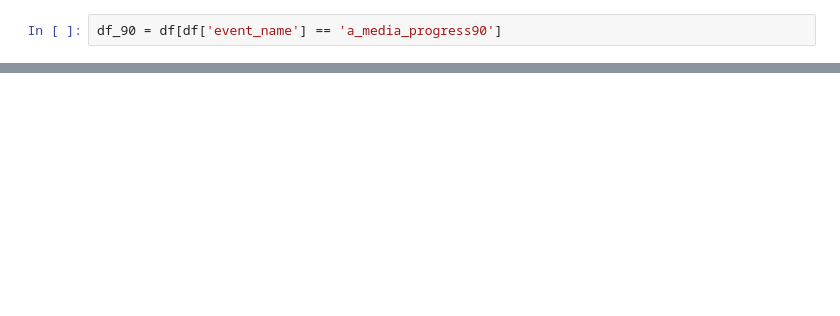
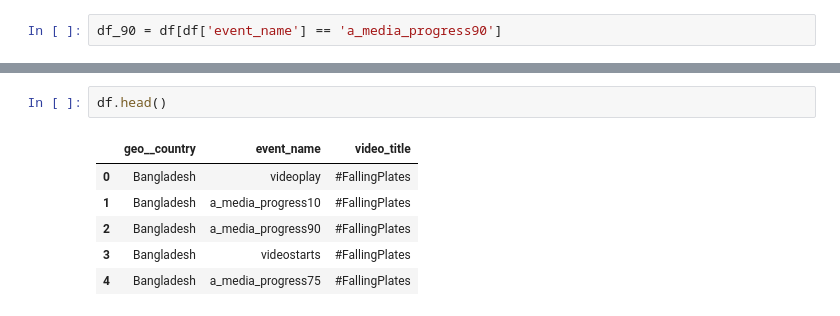
Before and after one commit to dj-betts/jf_project, a Jupyter notebook: recommender_base.ipynb, the cells around one changed output, grey strips where cells are left out. Saved outputs shown, nothing was run; the diff lists cells and outputs as text; blank space fills up the shorter version.

```diff
--- a/recommender_base.ipynb
+++ b/recommender_base.ipynb
@@ -134,0 +235,9 @@ from scipy import spatial
+# %%
+df.head()
+# %% [output]
+|  | geo__country | event_name | video_title |
+| 0 | Bangladesh | videoplay | #FallingPlates |
+| 1 | Bangladesh | a_media_progress10 | #FallingPlates |
+| 2 | Bangladesh | a_media_progress90 | #FallingPlates |
+| 3 | Bangladesh | videostarts | #FallingPlates |
+| 4 | Bangladesh | a_media_progress75 | #FallingPlates |
```
Also changed, not shown: parts of 32 cells of this notebook.
